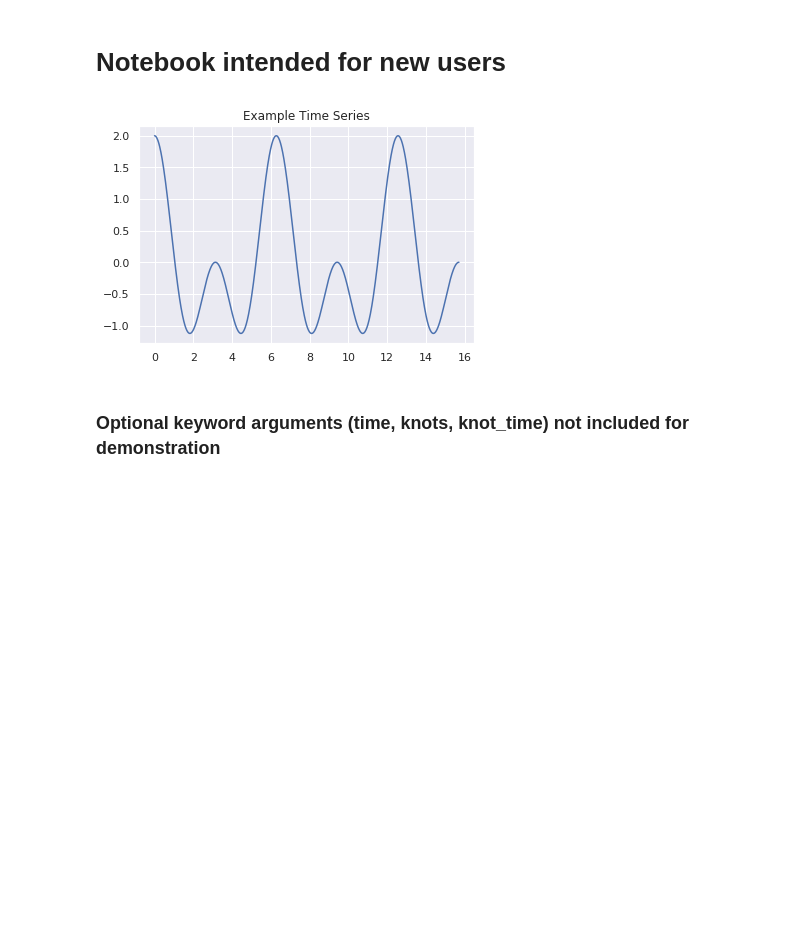
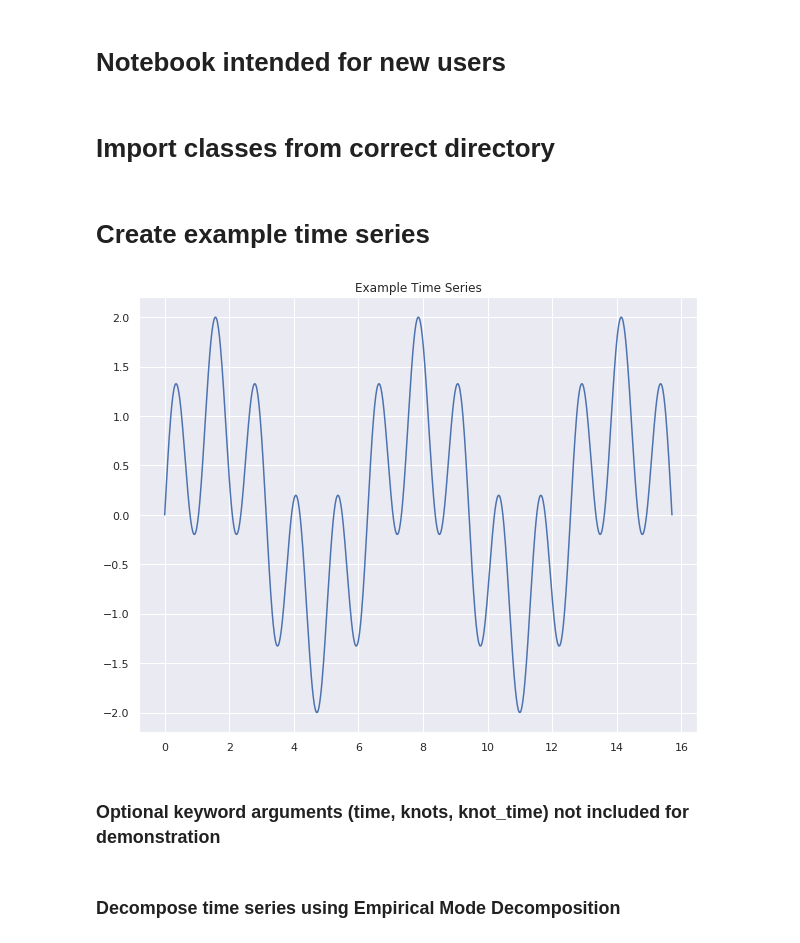
Before and after one commit to Cole-vJ/AdvEMDpy, a Jupyter notebook: Notebooks/new_users.ipynb, the cells around one changed output. Cells and saved outputs as stored; diff of their text form; code cells hidden in the pictures; blank space fills up the shorter version.

```diff
--- a/Notebooks/new_users.ipynb
+++ b/Notebooks/new_users.ipynb
@@ -4,20 +4,27 @@
 import numpy as np
 import seaborn as sns
 import matplotlib.pyplot as plt
+plt.rcParams['figure.figsize'] = [10, 8]  # resize figures
 
-sns.set(style='darkgrid')
+sns.set(style='darkgrid')  # style of plot (dark grey background, etc)
+# %% [markdown]
+# Import classes from correct directory
 # %%
 import sys
 sys.path.append("..")
 import AdvEMDpy
 from emd_hilbert import hilbert_spectrum
+# %% [markdown]
+# Create example time series
 # %%
 time = np.linspace(0, 5 * np.pi, 1001)
-time_series = np.cos(time) + np.cos(2 * time)
+time_series = np.sin(time) + np.sin(5 * time)
 plt.plot(time, time_series)
 plt.title('Example Time Series')
 plt.show()
 # %% [output]
-[figure, old version]
+[figure, new version]
 # %% [markdown]
 ### Optional keyword arguments (time, knots, knot_time) not included for demonstration
+# %% [markdown]
+### Decompose time series using Empirical Mode Decomposition
```
Also changed, not shown: parts of 19 cells of this notebook, 6 other files.
